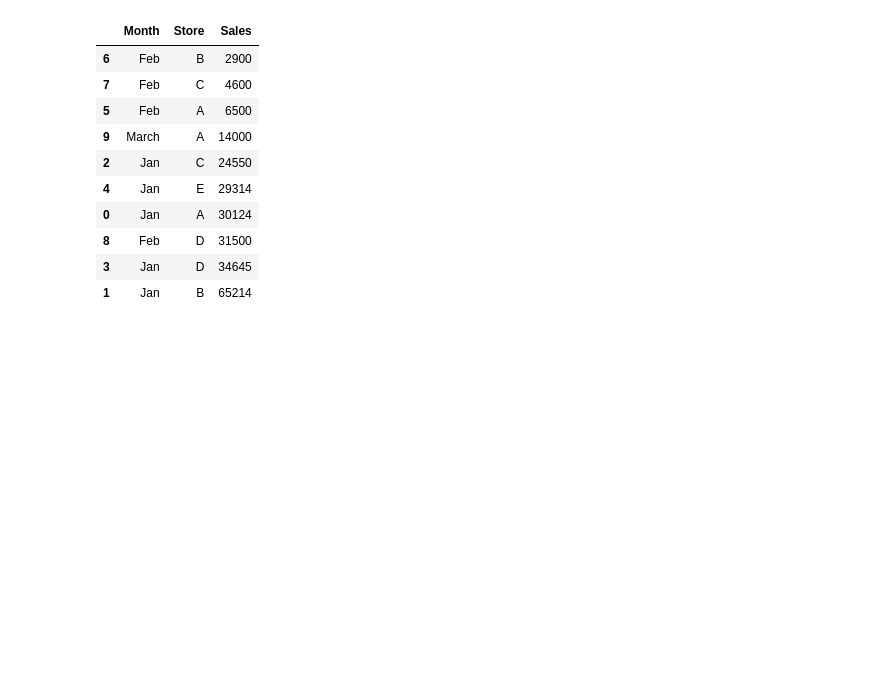
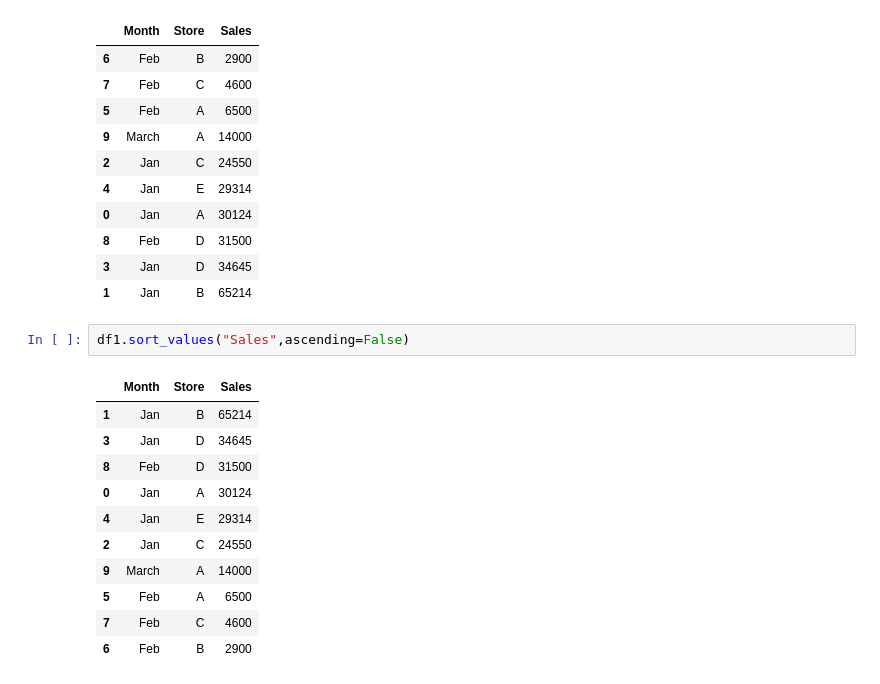
Before and after one commit to rahul5135490/Eduonix-batch-101, a Jupyter notebook: Pandas_1b.ipynb, the cells around one changed output. Cells and saved outputs as stored; diff of their text form; blank space fills up the shorter version.

```diff
--- a/Pandas_1b.ipynb
+++ b/Pandas_1b.ipynb
@@ -444,3 +444,17 @@ df1.sort_values("Sales")
 | 8 | Feb | D | 31500 |
 | 3 | Jan | D | 34645 |
 | 1 | Jan | B | 65214 |
+# %%
+df1.sort_values("Sales",ascending=False)
+# %% [output]
+|  | Month | Store | Sales |
+| 1 | Jan | B | 65214 |
+| 3 | Jan | D | 34645 |
+| 8 | Feb | D | 31500 |
+| 0 | Jan | A | 30124 |
+| 4 | Jan | E | 29314 |
+| 2 | Jan | C | 24550 |
+| 9 | March | A | 14000 |
+| 5 | Feb | A | 6500 |
+| 7 | Feb | C | 4600 |
+| 6 | Feb | B | 2900 |
```
Also changed, not shown: 27 other files.
